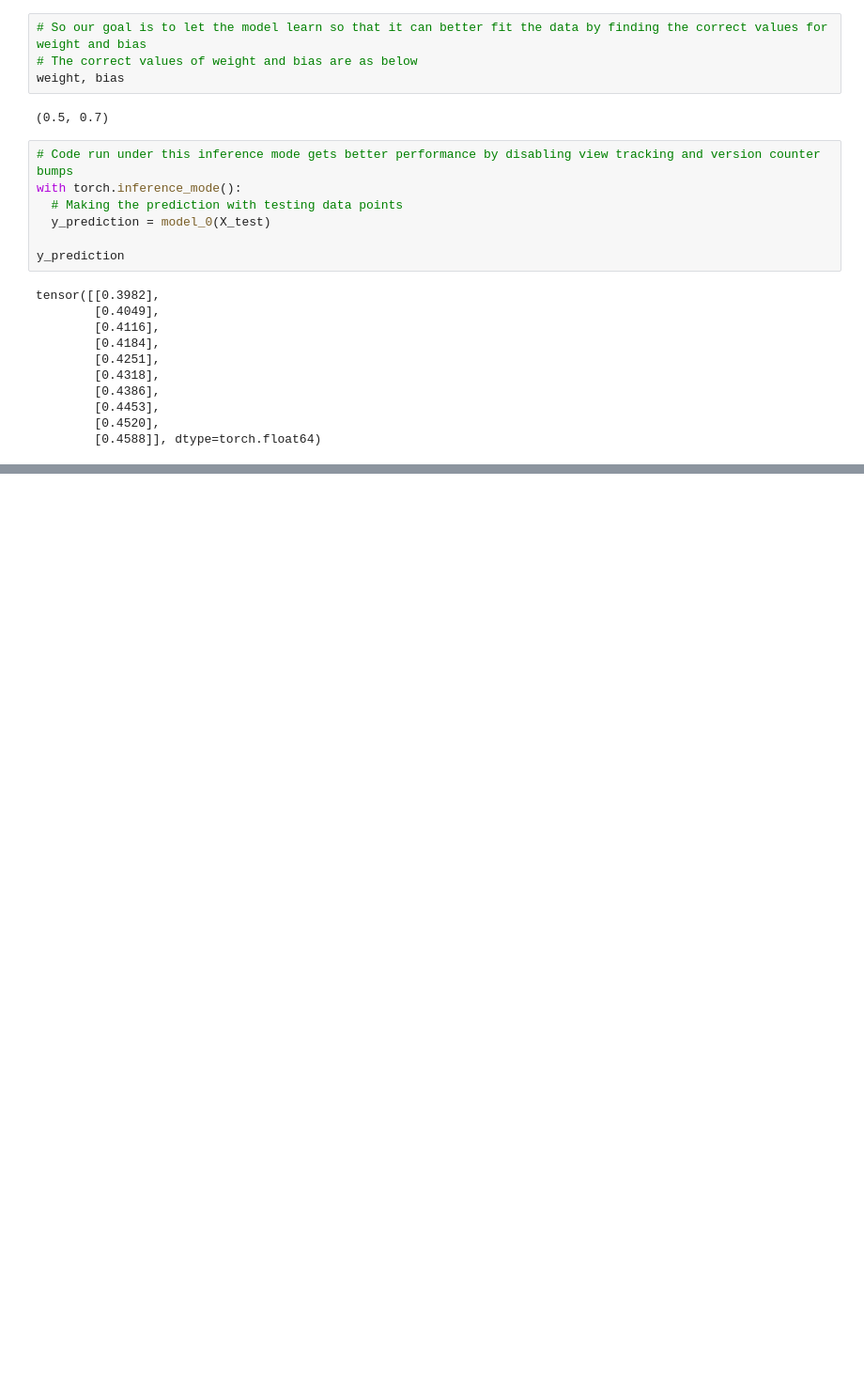
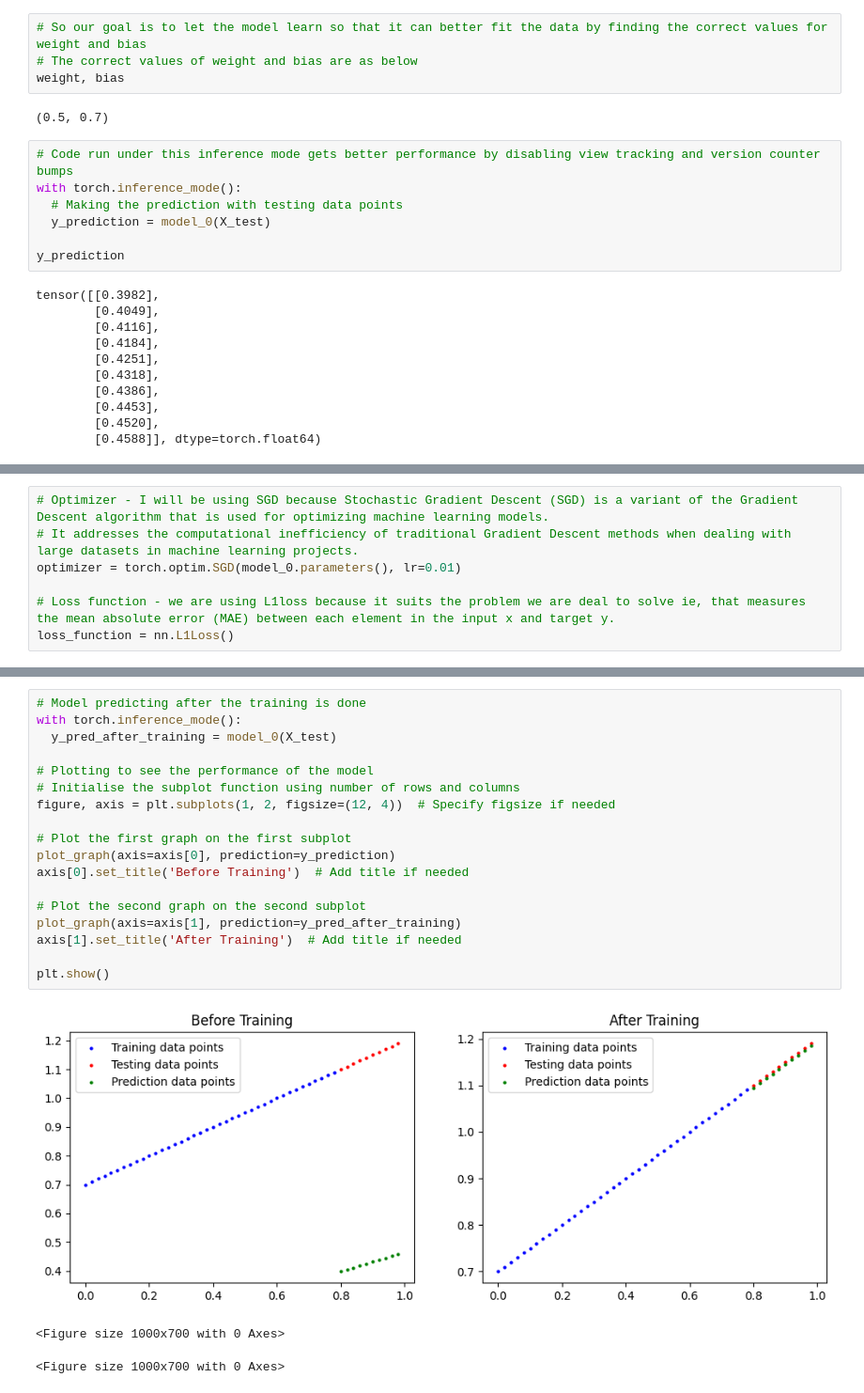
Before and after one commit to DarshanDinni/learn_pytorch, a Jupyter notebook: 01_Pytorch_Workflow.ipynb, the cells around one changed output, grey strips where cells are left out. Shown: that part at 94% size. Drawn from its saved outputs; the diff is of its cells as text; blank space fills up the shorter version.

```diff
--- a/01_Pytorch_Workflow.ipynb
+++ b/01_Pytorch_Workflow.ipynb
@@ -136,0 +143,7 @@ plot_graph(prediction=y_prediction)
+# %%
+# Optimizer - I will be using SGD because Stochastic Gradient Descent (SGD) is a variant of the Gradient Descent algorithm that is used for optimizing machine learning models.
+# It addresses the computational inefficiency of traditional Gradient Descent methods when dealing with large datasets in machine learning projects.
+optimizer = torch.optim.SGD(model_0.parameters(), lr=0.01)
+
+# Loss function - we are using L1loss because it suits the problem we are deal to solve ie, that measures the mean absolute error (MAE) between each element in the input x and target y.
+loss_function = nn.L1Loss()
@@ -136,0 +223,22 @@ plot_graph(prediction=y_prediction)
+# %%
+# Model predicting after the training is done
+with torch.inference_mode():
+  y_pred_after_training = model_0(X_test)
+
+# Plotting to see the performance of the model
+# Initialise the subplot function using number of rows and columns
+figure, axis = plt.subplots(1, 2, figsize=(12, 4))  # Specify figsize if needed
+
+# Plot the first graph on the first subplot
+plot_graph(axis=axis[0], prediction=y_prediction)
+axis[0].set_title('Before Training')  # Add title if needed
+
+# Plot the second graph on the second subplot
+plot_graph(axis=axis[1], prediction=y_pred_after_training)
+axis[1].set_title('After Training')  # Add title if needed
+
+plt.show()
+# %% [output]
+[figure, added]
+<Figure size 1000x700 with 0 Axes>
+<Figure size 1000x700 with 0 Axes>
```
Also changed, not shown: parts of 15 cells of this notebook.
